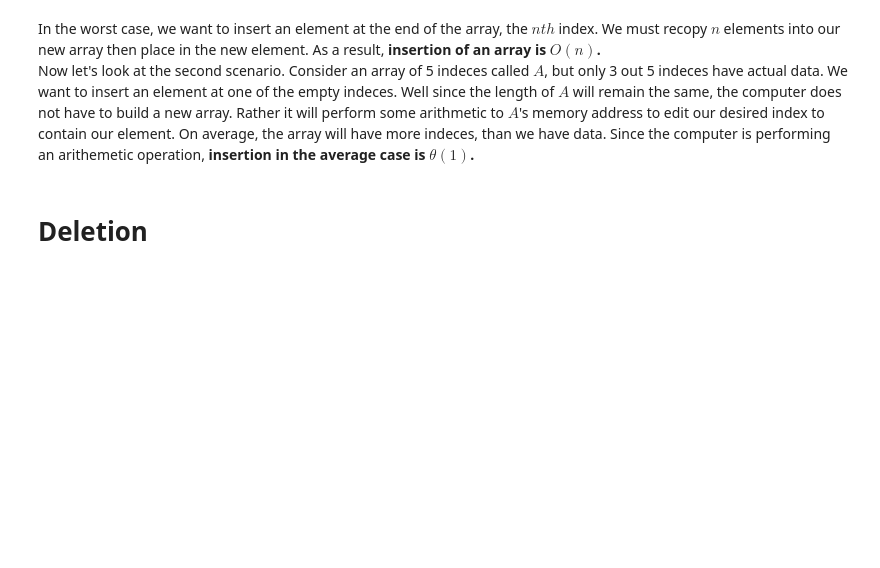
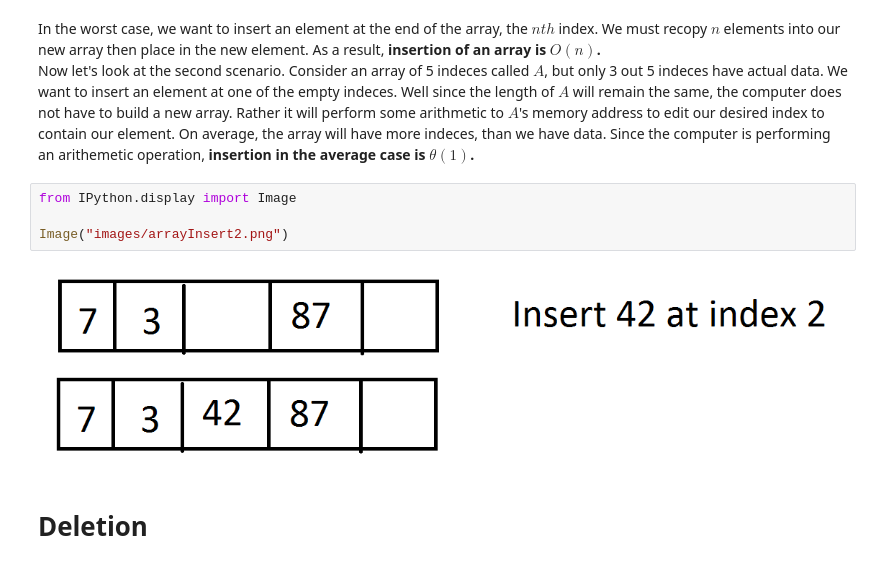
Before and after one commit to gammaseeker/Documentation, a Jupyter notebook: Data Structures Notebooks/Array Documentation/Array-Concepts.ipynb, the cells around one changed output. Cells and saved outputs as stored; diff of their text form; blank space fills up the shorter version.

```diff
--- a/Data Structures Notebooks/Array Documentation/Array-Concepts.ipynb
+++ b/Data Structures Notebooks/Array Documentation/Array-Concepts.ipynb
@@ -29,6 +29,12 @@ Image("images/arrayInsert.png")
 In the worst case, we want to insert an element at the end of the array, the $nth$ index. We must recopy $n$ elements into our new array then place in the new element. As a result, <b>insertion of an array is $O(n)$.</b>
 <br>
 Now let's look at the second scenario. Consider an array of 5 indeces called $A$, but only 3 out 5 indeces have actual data. We want to insert an element at one of the empty indeces. Well since the length of $A$ will remain the same, the computer does not have to build a new array. Rather it will perform some arithmetic to $A$'s memory address to edit our desired index to contain our element. On average, the array will have more indeces, than we have data. Since the computer is performing an arithemetic operation, <b>insertion in the average case is $\theta(1)$.</b>
+# %%
+from IPython.display import Image
+
+Image("images/arrayInsert2.png")
+# %% [output]
+[figure, added]
 # %% [markdown]
 # Deletion
 # %% [markdown]
```
Also changed, not shown: parts of 1 cell of this notebook, 10 other files.
